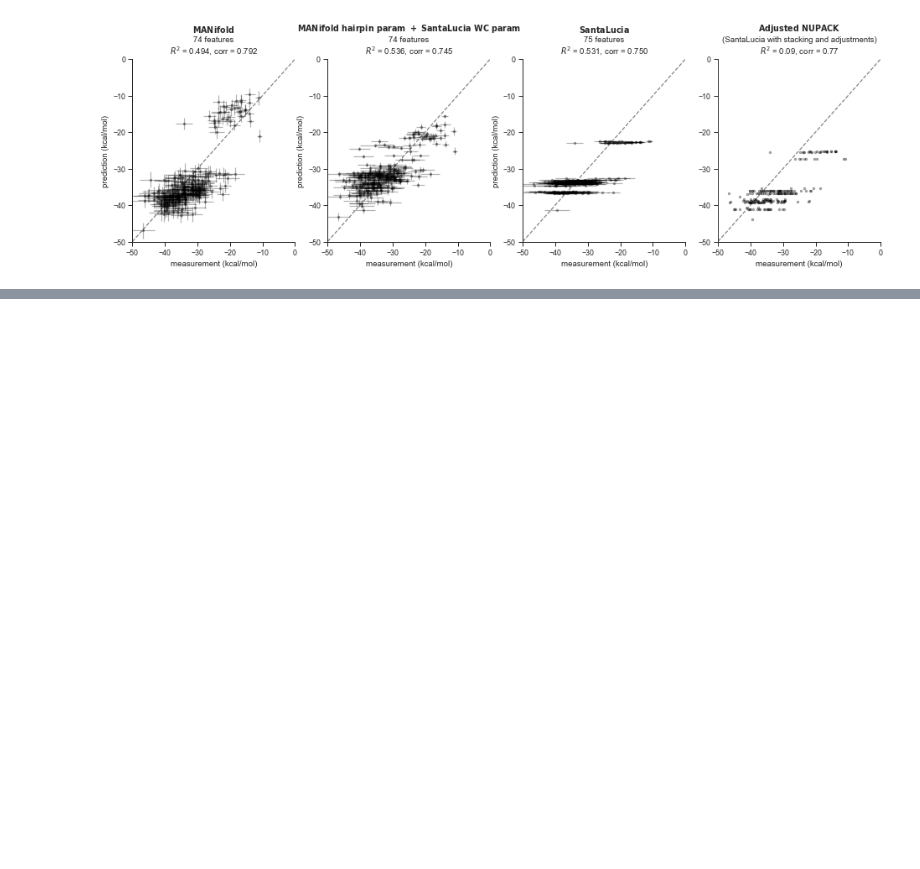
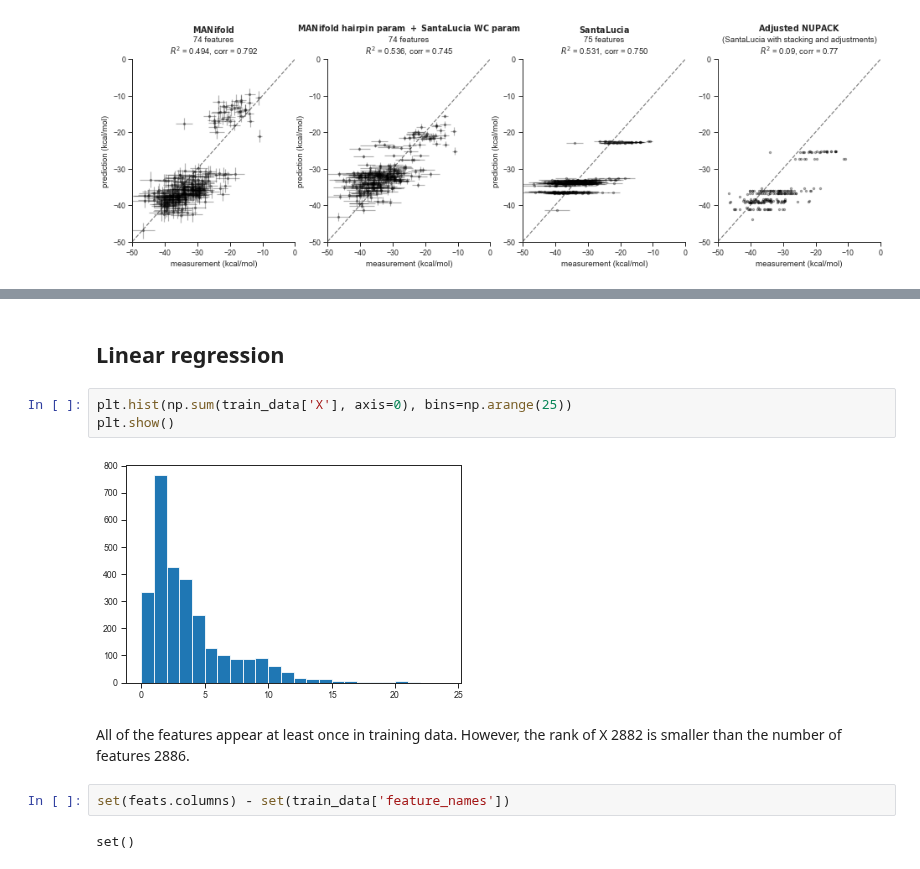
Before and after one commit to keyuxi/nnn_analysis, a Jupyter notebook: 220714_NN_fit.ipynb, the cells around one changed output, grey strips where cells are left out. Drawn from its saved outputs; the diff is of its cells as text; blank space fills up the shorter version.

```diff
--- a/220714_NN_fit.ipynb
+++ b/220714_NN_fit.ipynb
@@ -120,0 +173,13 @@ import numpy
+# %% [markdown]
+## Linear regression
+# %%
+plt.hist(np.sum(train_data['X'], axis=0), bins=np.arange(25))
+plt.show()
+# %% [output]
+[figure, added]
+# %% [markdown]
+All of the features appear at least once in training data. However, the rank of X 2882 is smaller than the number of features 2886.
+# %%
+set(feats.columns) - set(train_data['feature_names'])
+# %% [output]
+set()
```
Also changed, not shown: parts of 36 cells of this notebook, 12 other files.
